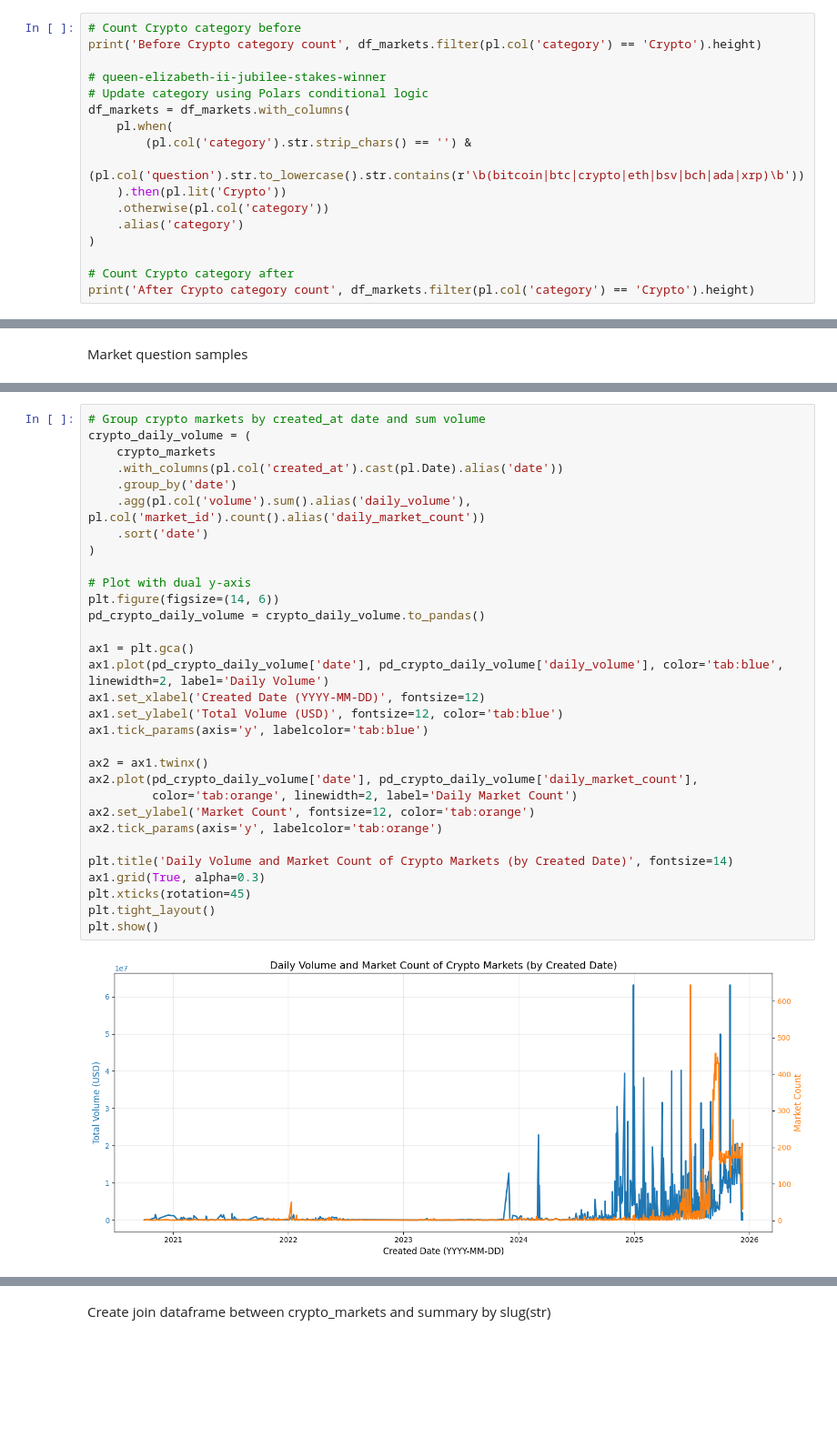
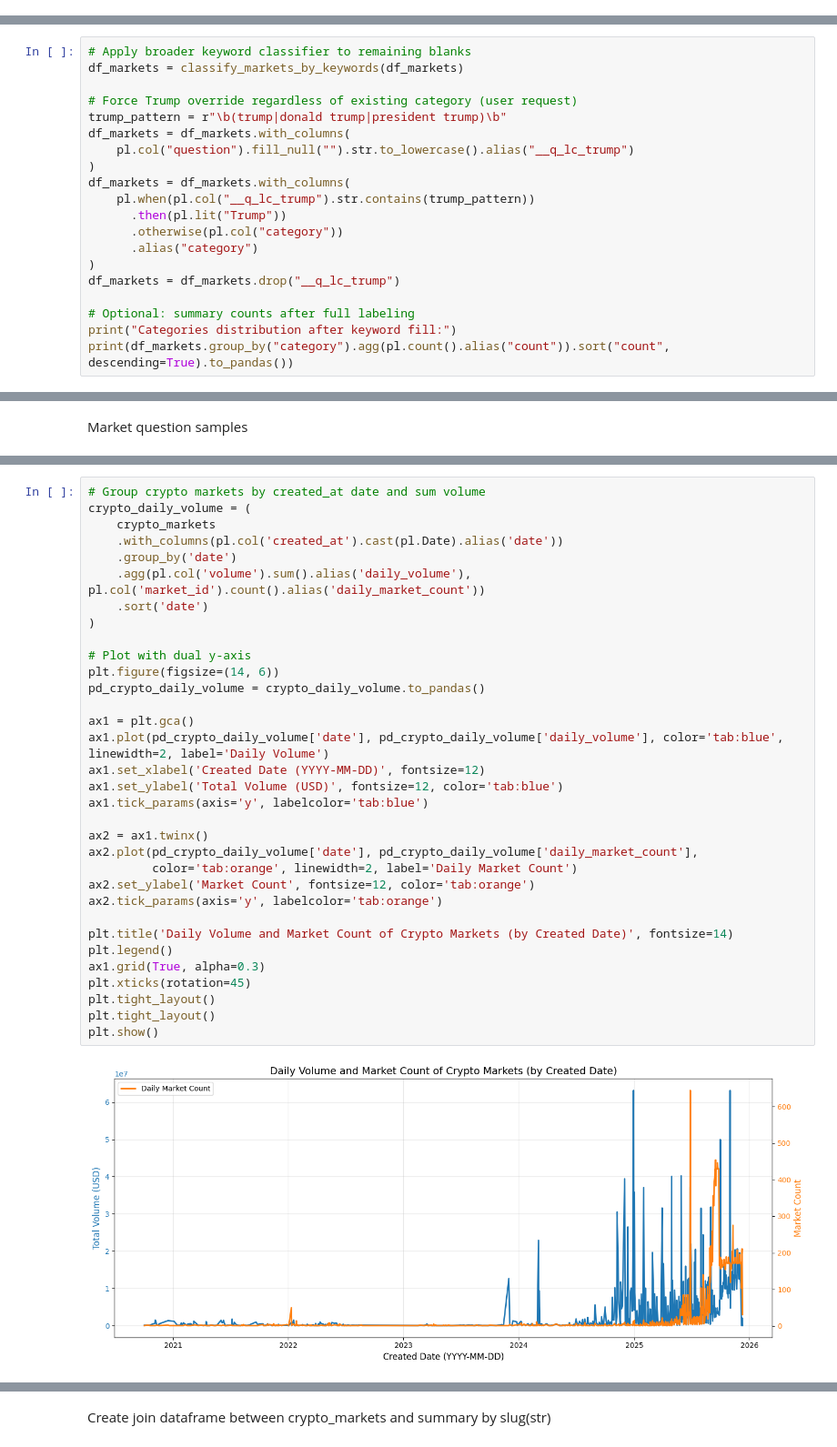
Before and after one commit to xlegend1024/GT-MSA-Spring-2026-Team-09, a Jupyter notebook: eda/hshin_eda_polymarket.ipynb, the cells around one changed output, grey strips where cells are left out. Shown at 91% size. Drawn from its saved outputs; the diff is of its cells as text; blank space fills up the shorter version.

```diff
--- a/eda/hshin_eda_polymarket.ipynb
+++ b/eda/hshin_eda_polymarket.ipynb
@@ -111,20 +200,3 @@ print("", df_markets.columns, "\n\n",\
  ['market_id', 'token_id', 'timestamp', 'price']
 
  ['event_slug', 'market_count', 'total_volume', 'first_market_start', 'last_market_end']
-# %%
-# Count Crypto category before
-print('Before Crypto category count', df_markets.filter(pl.col('category') == 'Crypto').height)
-
-# queen-elizabeth-ii-jubilee-stakes-winner
-# Update category using Polars conditional logic
-df_markets = df_markets.with_columns(
-    pl.when(
-        (pl.col('category').str.strip_chars() == '') &
-        (pl.col('question').str.to_lowercase().str.contains(r'\b(bitcoin|btc|crypto|eth|bsv|bch|ada|xrp)\b'))
-    ).then(pl.lit('Crypto'))
-    .otherwise(pl.col('category'))
-    .alias('category')
-)
-
-# Count Crypto category after
-print('After Crypto category count', df_markets.filter(pl.col('category') == 'Crypto').height)
@@ -135,0 +299,20 @@ Crypto Market volume
+# %%
+# Apply broader keyword classifier to remaining blanks
+df_markets = classify_markets_by_keywords(df_markets)
+
+# Force Trump override regardless of existing category (user request)
+trump_pattern = r"\b(trump|donald trump|president trump)\b"
+df_markets = df_markets.with_columns(
+    pl.col("question").fill_null("").str.to_lowercase().alias("__q_lc_trump")
+)
+df_markets = df_markets.with_columns(
+    pl.when(pl.col("__q_lc_trump").str.contains(trump_pattern))
+      .then(pl.lit("Trump"))
+      .otherwise(pl.col("category"))
+      .alias("category")
+)
+df_markets = df_markets.drop("__q_lc_trump")
+
+# Optional: summary counts after full labeling
+print("Categories distribution after keyword fill:")
+print(df_markets.group_by("category").agg(pl.count().alias("count")).sort("count", descending=True).to_pandas())
@@ -214,34 +441,36 @@ shape: (16_240, 2)
 crypto_daily_volume = (
     crypto_markets
     .with_columns(pl.col('created_at').cast(pl.Date).alias('date'))
     .group_by('date')
     .agg(pl.col('volume').sum().alias('daily_volume'), pl.col('market_id').count().alias('daily_market_count'))
     .sort('date')
 )
 
 # Plot with dual y-axis
 plt.figure(figsize=(14, 6))
 pd_crypto_daily_volume = crypto_daily_volume.to_pandas()
 
 ax1 = plt.gca()
 ax1.plot(pd_crypto_daily_volume['date'], pd_crypto_daily_volume['daily_volume'], color='tab:blue', linewidth=2, label='Daily Volume')
 ax1.set_xlabel('Created Date (YYYY-MM-DD)', fontsize=12)
 ax1.set_ylabel('Total Volume (USD)', fontsize=12, color='tab:blue')
 ax1.tick_params(axis='y', labelcolor='tab:blue')
 
 ax2 = ax1.twinx()
 ax2.plot(pd_crypto_daily_volume['date'], pd_crypto_daily_volume['daily_market_count'],
          color='tab:orange', linewidth=2, label='Daily Market Count')
 ax2.set_ylabel('Market Count', fontsize=12, color='tab:orange')
 ax2.tick_params(axis='y', labelcolor='tab:orange')
 
 plt.title('Daily Volume and Market Count of Crypto Markets (by Created Date)', fontsize=14)
+plt.legend()
 ax1.grid(True, alpha=0.3)
 plt.xticks(rotation=45)
 plt.tight_layout()
+plt.tight_layout()
 plt.show()
 # %% [output]
-[figure, old version]
+[figure, new version]
 # %%
 import numpy as np
 
```
Also changed, not shown: parts of 49 cells of this notebook, 1 other file.
